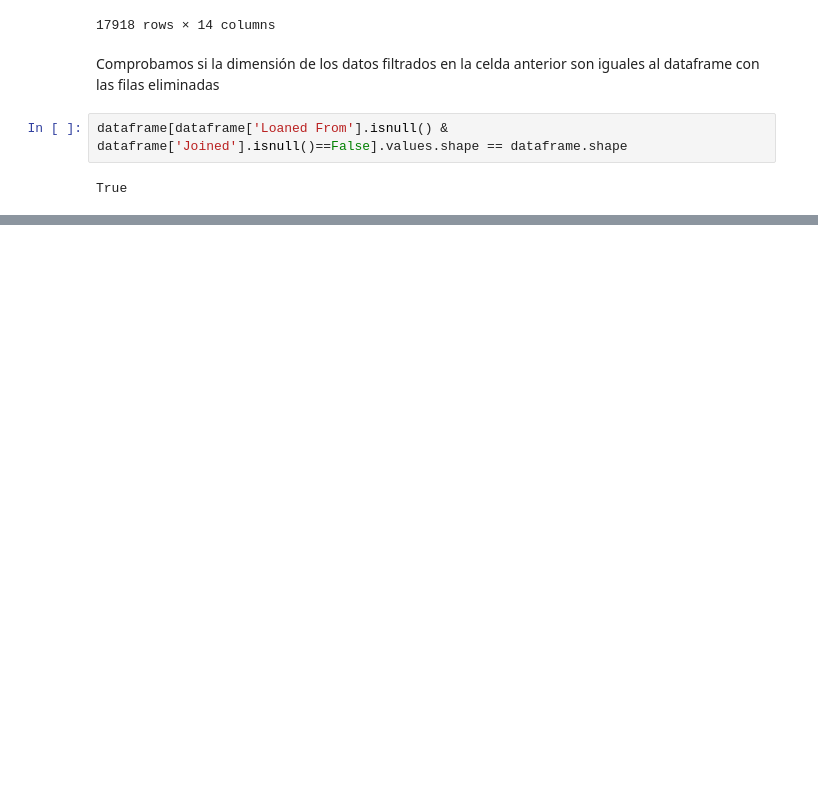
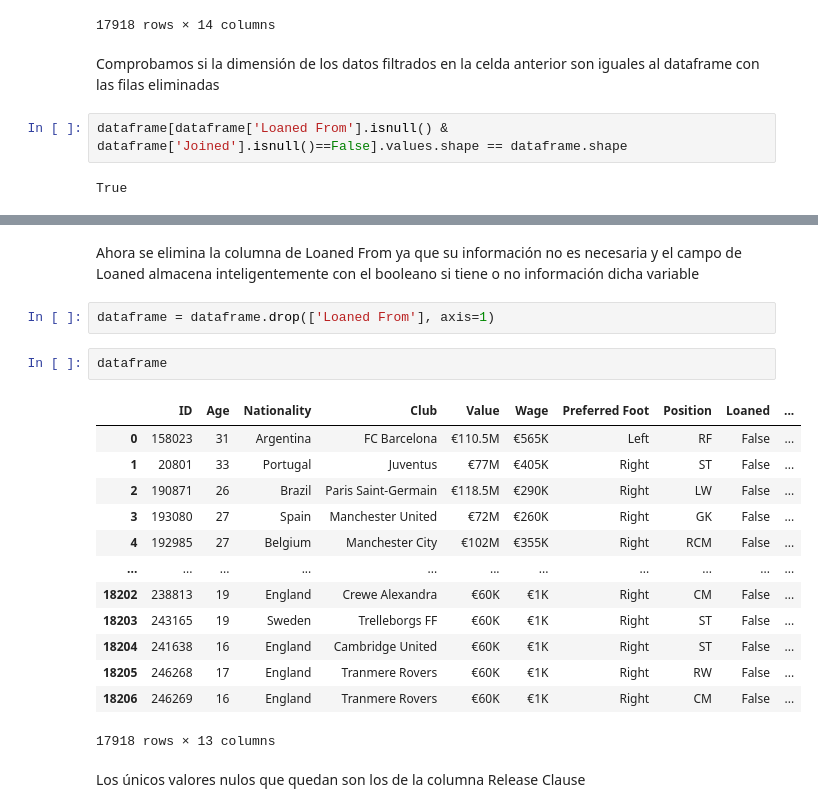
Before and after one commit to GAPPLabs/DataScienceProject, a Jupyter notebook: Proyecto.ipynb, the cells around one changed output, grey strips where cells are left out. Saved outputs shown, nothing was run; the diff lists cells and outputs as text; blank space fills up the shorter version.

```diff
--- a/Proyecto.ipynb
+++ b/Proyecto.ipynb
@@ -224,0 +249,22 @@ Comprobación del tipo de dato de cada columna del marco de datos
+# %% [markdown]
+Ahora se elimina la columna de Loaned From ya que su información no es necesaria y el campo de Loaned almacena inteligentemente con el booleano si tiene o no información dicha variable
+# %%
+dataframe = dataframe.drop(['Loaned From'], axis=1)
+# %%
+dataframe
+# %% [output]
+|  | ID | Age | Nationality | Club | Value | Wage | Preferred Foot | Position | Loaned | ... |
+| 0 | 158023 | 31 | Argentina | FC Barcelona | €110.5M | €565K | Left | RF | False | ... |
+| 1 | 20801 | 33 | Portugal | Juventus | €77M | €405K | Right | ST | False | ... |
+| 2 | 190871 | 26 | Brazil | Paris Saint-Germain | €118.5M | €290K | Right | LW | False | ... |
+| 3 | 193080 | 27 | Spain | Manchester United | €72M | €260K | Right | GK | False | ... |
+| 4 | 192985 | 27 | Belgium | Manchester City | €102M | €355K | Right | RCM | False | ... |
+| ... | ... | ... | ... | ... | ... | ... | ... | ... | ... | ... |
+| 18202 | 238813 | 19 | England | Crewe Alexandra | €60K | €1K | Right | CM | False | ... |
+| 18203 | 243165 | 19 | Sweden | Trelleborgs FF | €60K | €1K | Right | ST | False | ... |
+| 18204 | 241638 | 16 | England | Cambridge United | €60K | €1K | Right | ST | False | ... |
+| 18205 | 246268 | 17 | England | Tranmere Rovers | €60K | €1K | Right | RW | False | ... |
+| 18206 | 246269 | 16 | England | Tranmere Rovers | €60K | €1K | Right | CM | False | ... |
+17918 rows × 13 columns
+# %% [markdown]
+Los únicos valores nulos que quedan son los de la columna Release Clause
```
Also changed, not shown: parts of 23 cells of this notebook.
